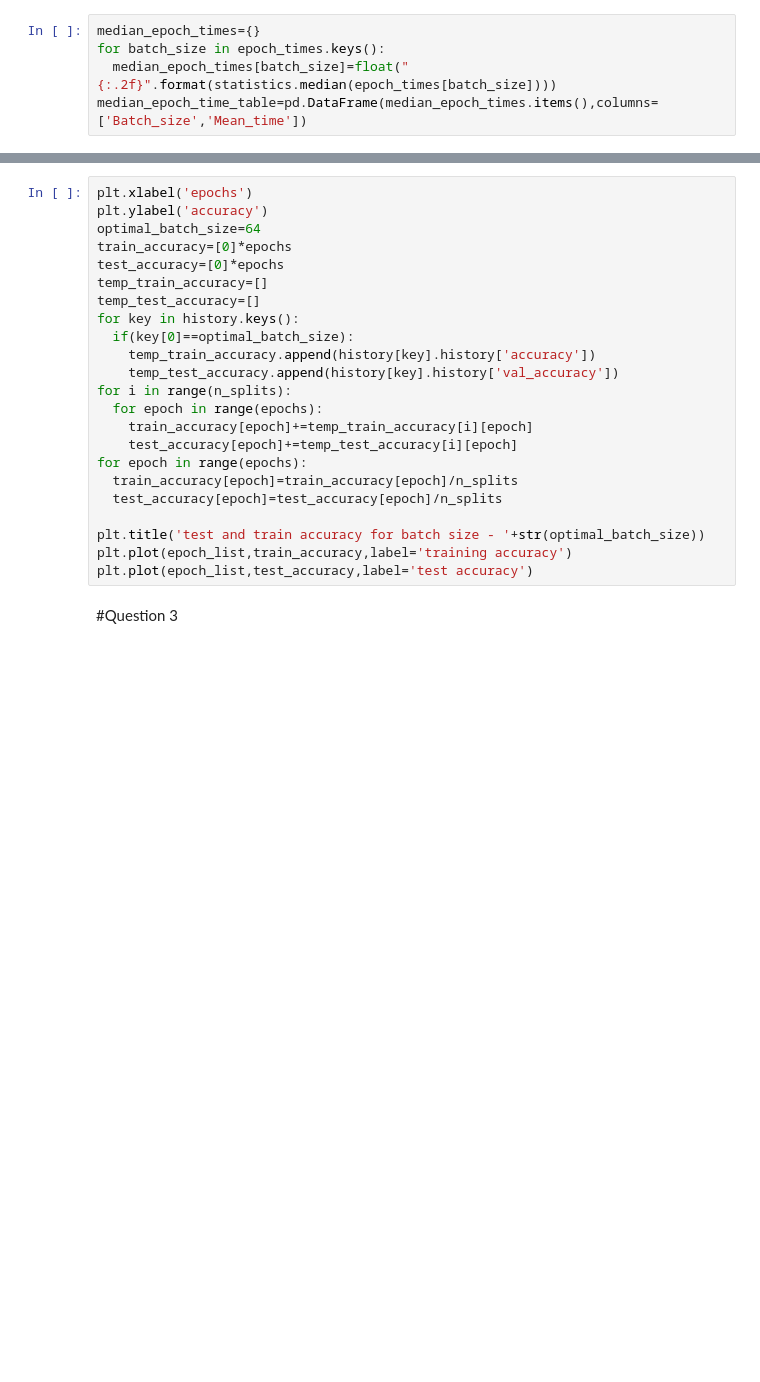
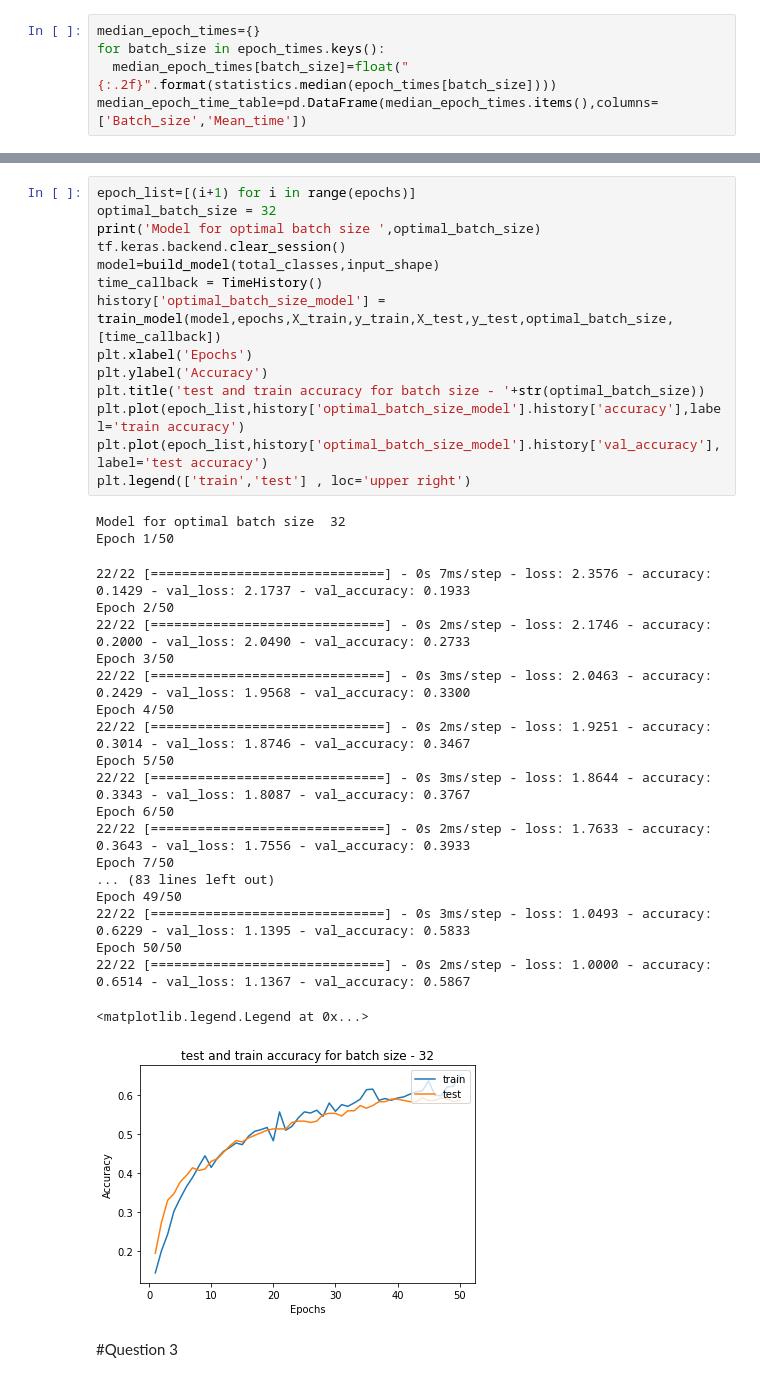
Before and after one commit to kirath2205/Neural-Network-Assignment-1, a Jupyter notebook: start_1a.ipynb, the cells around one changed output, grey strips where cells are left out. Cells and saved outputs as stored; diff of their text form; blank space fills up the shorter version.

```diff
--- a/start_1a.ipynb
+++ b/start_1a.ipynb
@@ -213,26 +244,39 @@ median_epoch_time_table
-# %%
-plt.xlabel('epochs')
-plt.ylabel('accuracy')
-optimal_batch_size=64
-train_accuracy=[0]*epochs
-test_accuracy=[0]*epochs
-temp_train_accuracy=[]
-temp_test_accuracy=[]
-for key in history.keys():
-  if(key[0]==optimal_batch_size):
-    temp_train_accuracy.append(history[key].history['accuracy'])
-    temp_test_accuracy.append(history[key].history['val_accuracy'])
-for i in range(n_splits):
-  for epoch in range(epochs):
-    train_accuracy[epoch]+=temp_train_accuracy[i][epoch]
-    test_accuracy[epoch]+=temp_test_accuracy[i][epoch]
-for epoch in range(epochs):
-  train_accuracy[epoch]=train_accuracy[epoch]/n_splits
-  test_accuracy[epoch]=test_accuracy[epoch]/n_splits
-
-plt.title('test and train accuracy for batch size - '+str(optimal_batch_size))
-plt.plot(epoch_list,train_accuracy,label='training accuracy')
-plt.plot(epoch_list,test_accuracy,label='test accuracy')
+# %%
+epoch_list=[(i+1) for i in range(epochs)]
+optimal_batch_size = 32
+print('Model for optimal batch size ',optimal_batch_size)
+tf.keras.backend.clear_session()
+model=build_model(total_classes,input_shape)
+time_callback = TimeHistory()
+history['optimal_batch_size_model'] = train_model(model,epochs,X_train,y_train,X_test,y_test,optimal_batch_size,[time_callback])
+plt.xlabel('Epochs')
+plt.ylabel('Accuracy')
+plt.title('test and train accuracy for batch size - '+str(optimal_batch_size))
+plt.plot(epoch_list,history['optimal_batch_size_model'].history['accuracy'],label='train accuracy')
+plt.plot(epoch_list,history['optimal_batch_size_model'].history['val_accuracy'],label='test accuracy')
+plt.legend(['train','test'] , loc='upper right')
+# %% [output]
+Model for optimal batch size  32
+Epoch 1/50
+22/22 [==============================] - 0s 7ms/step - loss: 2.3576 - accuracy: 0.1429 - val_loss: 2.1737 - val_accuracy: 0.1933
+Epoch 2/50
+22/22 [==============================] - 0s 2ms/step - loss: 2.1746 - accuracy: 0.2000 - val_loss: 2.0490 - val_accuracy: 0.2733
+Epoch 3/50
+22/22 [==============================] - 0s 3ms/step - loss: 2.0463 - accuracy: 0.2429 - val_loss: 1.9568 - val_accuracy: 0.3300
+Epoch 4/50
+22/22 [==============================] - 0s 2ms/step - loss: 1.9251 - accuracy: 0.3014 - val_loss: 1.8746 - val_accuracy: 0.3467
+Epoch 5/50
+22/22 [==============================] - 0s 3ms/step - loss: 1.8644 - accuracy: 0.3343 - val_loss: 1.8087 - val_accuracy: 0.3767
+Epoch 6/50
+22/22 [==============================] - 0s 2ms/step - loss: 1.7633 - accuracy: 0.3643 - val_loss: 1.7556 - val_accuracy: 0.3933
+Epoch 7/50
+... (83 lines left out)
+Epoch 49/50
+22/22 [==============================] - 0s 3ms/step - loss: 1.0493 - accuracy: 0.6229 - val_loss: 1.1395 - val_accuracy: 0.5833
+Epoch 50/50
+22/22 [==============================] - 0s 2ms/step - loss: 1.0000 - accuracy: 0.6514 - val_loss: 1.1367 - val_accuracy: 0.5867
+<matplotlib.legend.Legend at 0x...>
+[figure, added]
 # %% [markdown]
 #Question 3
 # %%
```
Also changed, not shown: parts of 17 cells of this notebook.
